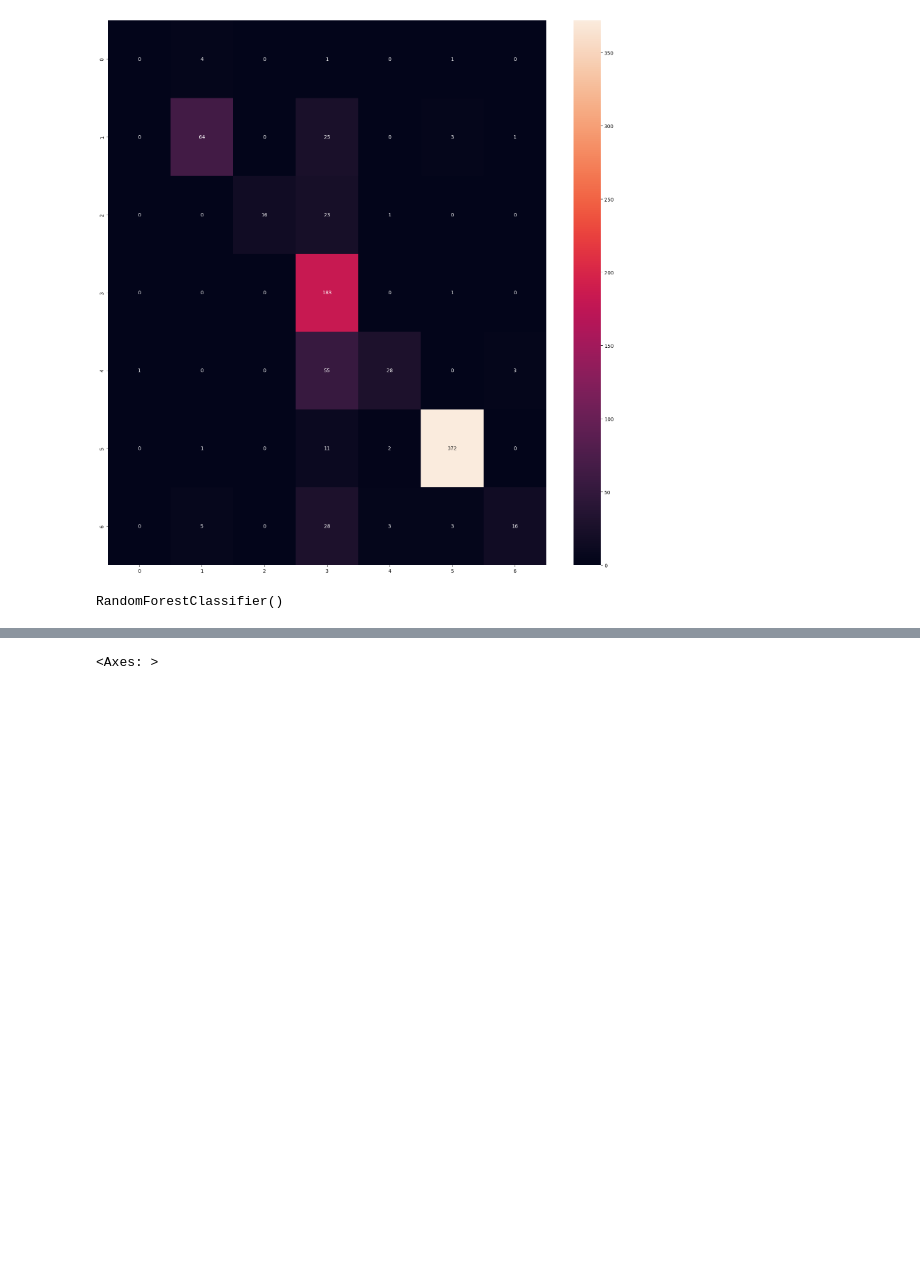
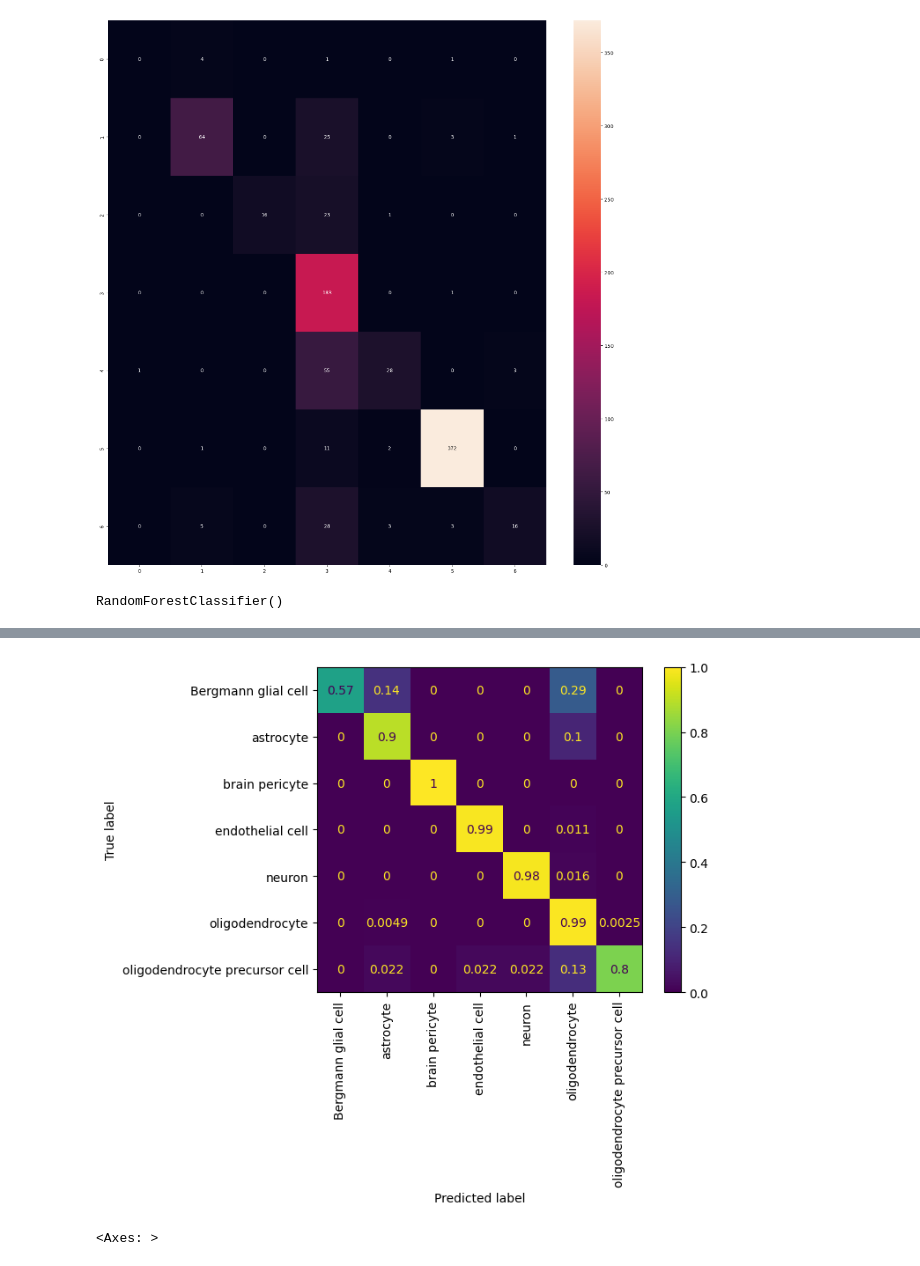
Before and after one commit to Andreher00/ml-project, a Jupyter notebook: progetto.ipynb, the cells around one changed output, grey strips where cells are left out. Cells and saved outputs as stored; diff of their text form; code cells hidden in the pictures; blank space fills up the shorter version.

```diff
--- a/progetto.ipynb
+++ b/progetto.ipynb
@@ -167,3 +183,7 @@ print(f1_score(y_test, y_pred, average='weighted'))
+# %%
+disp = ConfusionMatrixDisplay.from_predictions(y_test, y_pred, xticks_rotation='vertical', normalize='true')
+# %% [output]
+[figure, added]
 # %%
 # plot confusion matrix
 import seaborn as sns
```
Also changed, not shown: parts of 4 cells of this notebook.
